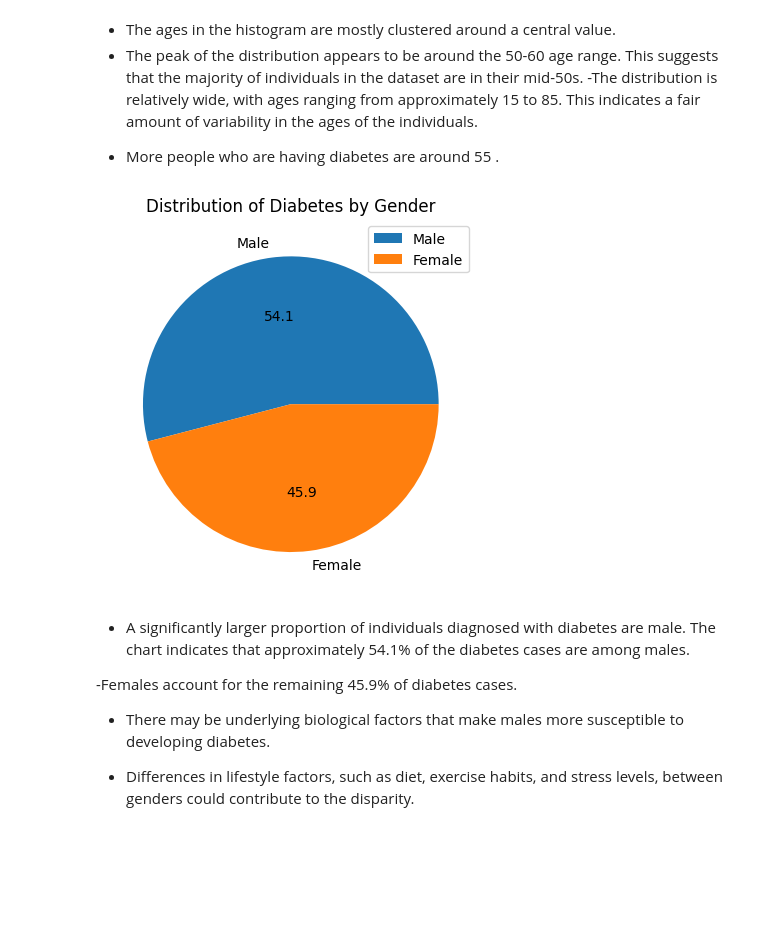
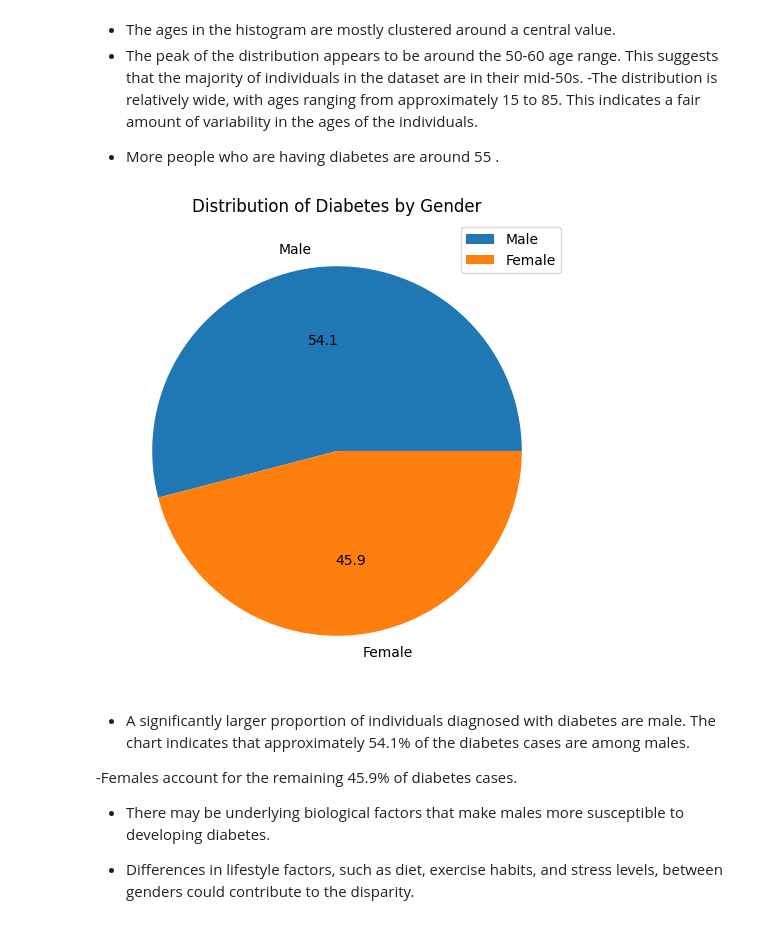
Before and after one commit to Sriraj-Penjerla/Sriraj-GlucoSense-Infy-Nov24, a Jupyter notebook: Glucosense_Infy.ipynb, the cells around one changed output. Cells and saved outputs as stored; diff of their text form; code cells hidden in the pictures; blank space fills up the shorter version.

```diff
--- a/Glucosense_Infy.ipynb
+++ b/Glucosense_Infy.ipynb
@@ -47,12 +47,13 @@ data['age'].plot(kind='hist', bins=20, title='age')
 - More people who are having diabetes are around 55 .
 # %%
 gender_diabetes_counts = data[data['class'] == 1]['gender'].value_counts()
+plt.figure(figsize=(8, 6))
 plt.pie(gender_diabetes_counts, labels=["Male","Female"], autopct='%1.1f')
 plt.title('Distribution of Diabetes by Gender')
 plt.legend()
 plt.show()
 # %% [output]
-[figure, old version]
+[figure, new version]
 # %% [markdown]
  - A significantly larger proportion of individuals diagnosed with diabetes are male. The chart indicates that approximately 54.1% of the diabetes cases are among males.
 
```
Also changed, not shown: parts of 15 cells of this notebook.
